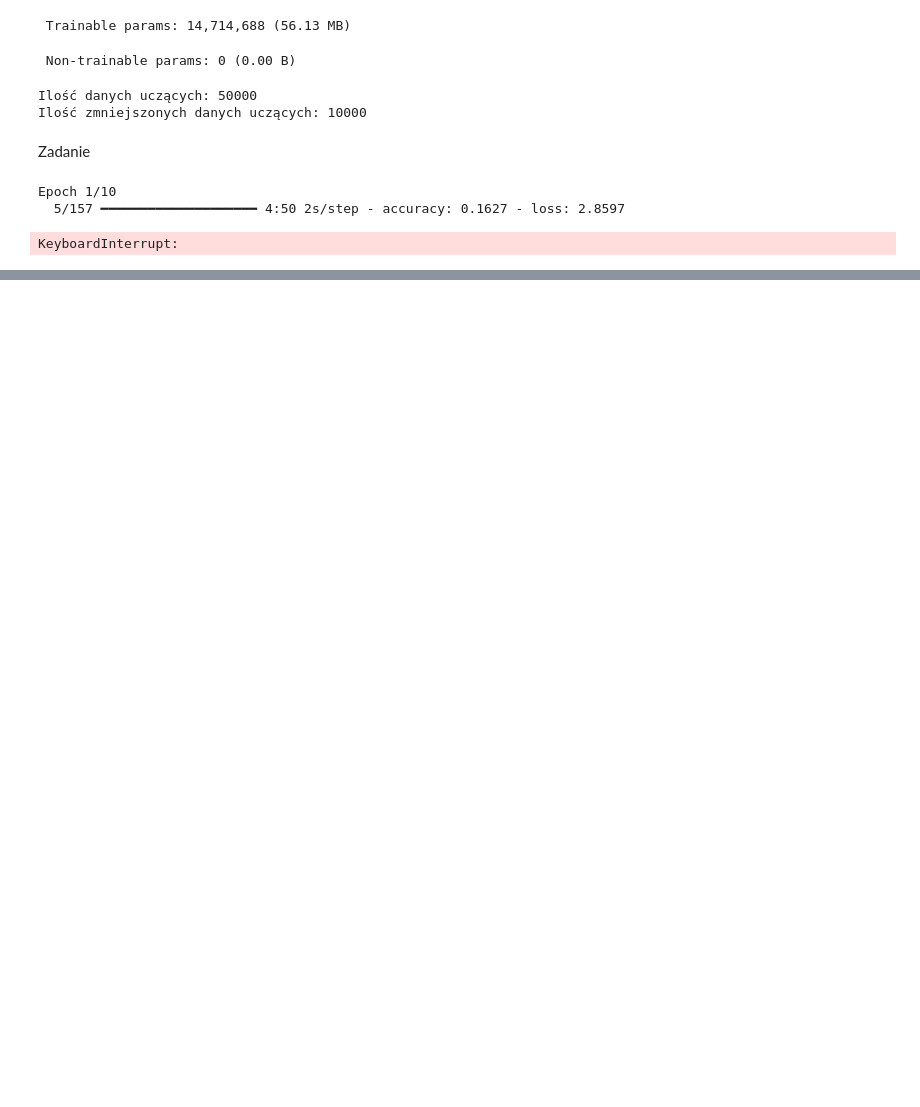
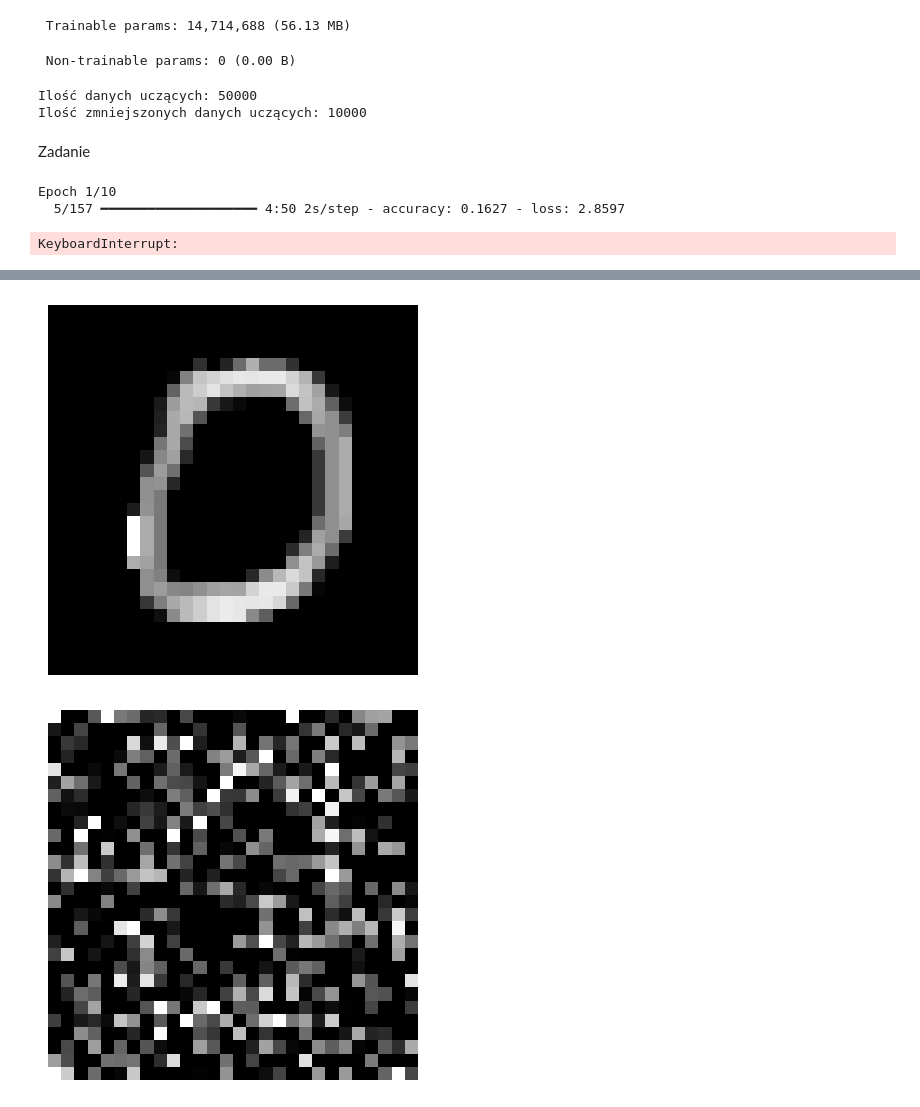
Before and after one commit to mareksigmund/trash, a Jupyter notebook: lab2.ipynb, the cells around one changed output, grey strips where cells are left out. Cells and saved outputs as stored; diff of their text form; code cells hidden in the pictures; blank space fills up the shorter version.

```diff
--- a/lab2.ipynb
+++ b/lab2.ipynb
@@ -165,0 +436,11 @@ plt.show()
+# %%
+
+noise_factor = 0.5
+
+
+x_train_noisy = x_train + noise_factor * np.random.normal(loc=0.0, scale=1.0, size=x_train.shape)
+x_test_noisy = x_test + noise_factor * np.random.normal(loc=0.0, scale=1.0, size=x_test.shape)
+
+
+x_train_noisy = np.clip(x_train_noisy, 0., 1.)
+x_test_noisy = np.clip(x_test_noisy, 0., 1.)
@@ -165,0 +484,23 @@ plt.show()
+# %%
+def show_image(image_num, dataset, show=True):
+    img = dataset[image_num, :, :, 0]
+    img = (img * 255).astype(np.uint8)
+    if show:
+        plt.figure()
+        plt.axis('off')
+        plt.imshow(img, interpolation='none', cmap='gray')
+        plt.show()
+        return
+    return img
+
+
+image_num = 10
+show_image(image_num, x_test, show=True)
+show_image(image_num, x_test_noisy, show=True)
+
+
+decoded_imgs = autoencoder.predict(x_test_noisy)
+show_image(image_num, decoded_imgs, show=True)
+# %% [output]
+[figure, added]
+[figure, added]
```
Also changed, not shown: parts of 21 cells of this notebook.
